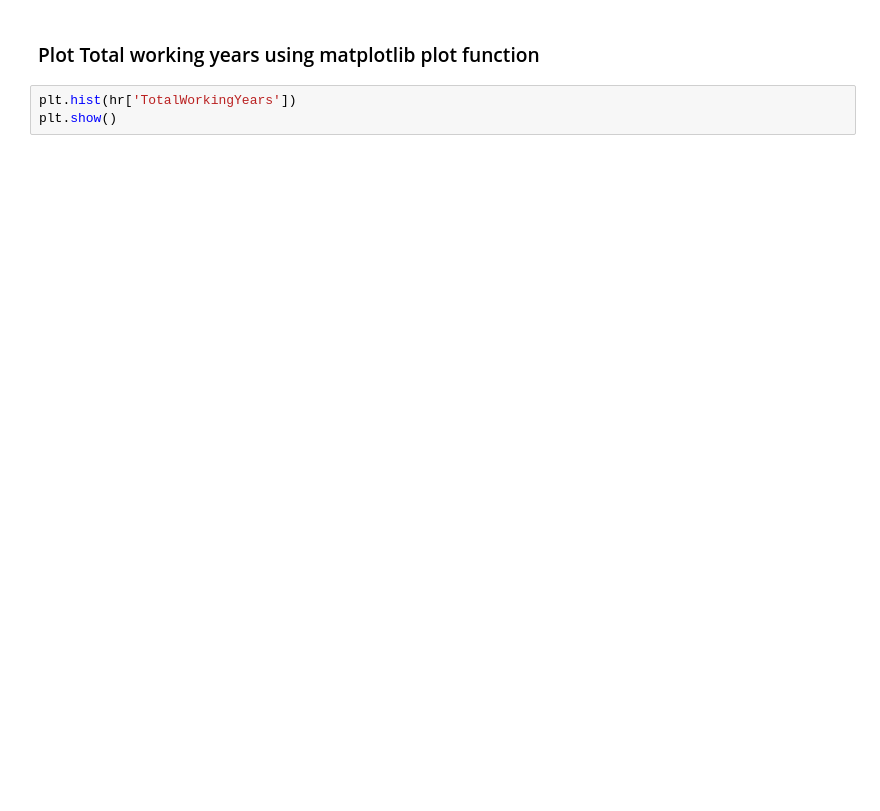
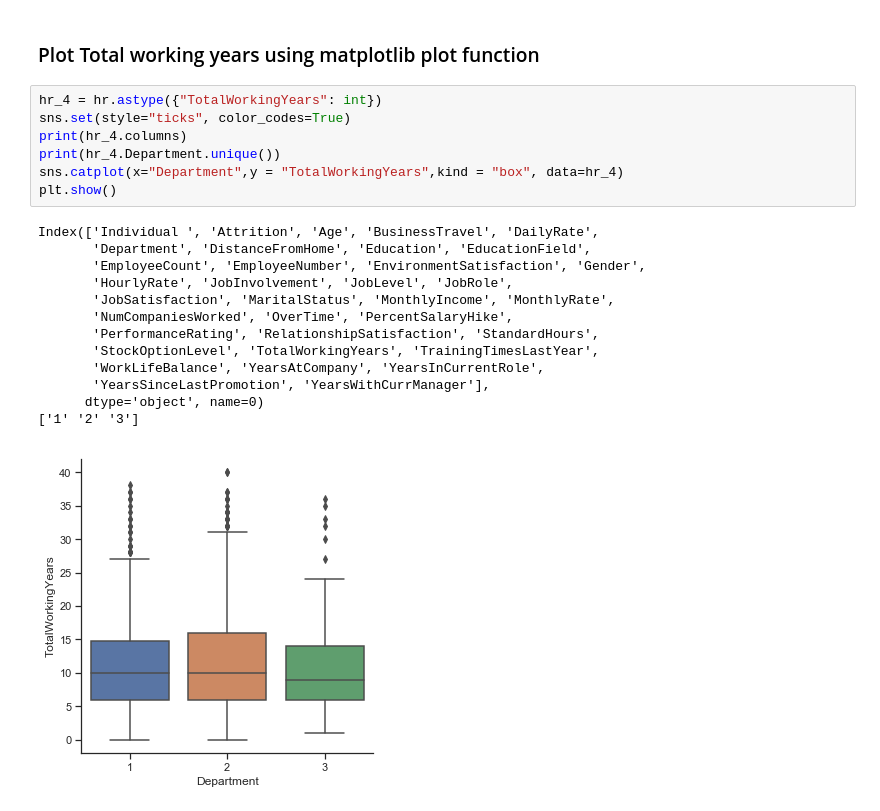
Before and after one commit to GreatLearningAIML1/pune-july19-batch-meet9426, a Jupyter notebook: R1-Lab-External_Questions.ipynb, the cells around one changed output. Saved outputs shown, nothing was run; the diff lists cells and outputs as text; blank space fills up the shorter version.

```diff
--- a/R1-Lab-External_Questions.ipynb
+++ b/R1-Lab-External_Questions.ipynb
@@ -360,5 +373,23 @@ import matplotlib.pyplot as plt
 # %% [markdown]
 ### Plot Total working years using matplotlib plot function
-# %%
-plt.hist(hr['TotalWorkingYears'])
-plt.show()
+# %%
+hr_4 = hr.astype({"TotalWorkingYears": int})
+sns.set(style="ticks", color_codes=True)
+print(hr_4.columns)
+print(hr_4.Department.unique())
+sns.catplot(x="Department",y = "TotalWorkingYears",kind = "box", data=hr_4)
+plt.show()
+# %% [output]
+Index(['Individual ', 'Attrition', 'Age', 'BusinessTravel', 'DailyRate',
+       'Department', 'DistanceFromHome', 'Education', 'EducationField',
+       'EmployeeCount', 'EmployeeNumber', 'EnvironmentSatisfaction', 'Gender',
+       'HourlyRate', 'JobInvolvement', 'JobLevel', 'JobRole',
+       'JobSatisfaction', 'MaritalStatus', 'MonthlyIncome', 'MonthlyRate',
+       'NumCompaniesWorked', 'OverTime', 'PercentSalaryHike',
+       'PerformanceRating', 'RelationshipSatisfaction', 'StandardHours',
+       'StockOptionLevel', 'TotalWorkingYears', 'TrainingTimesLastYear',
+       'WorkLifeBalance', 'YearsAtCompany', 'YearsInCurrentRole',
+       'YearsSinceLastPromotion', 'YearsWithCurrManager'],
+      dtype='object', name=0)
+['1' '2' '3']
+[figure, added]
```
Also changed, not shown: parts of 2 cells of this notebook.
